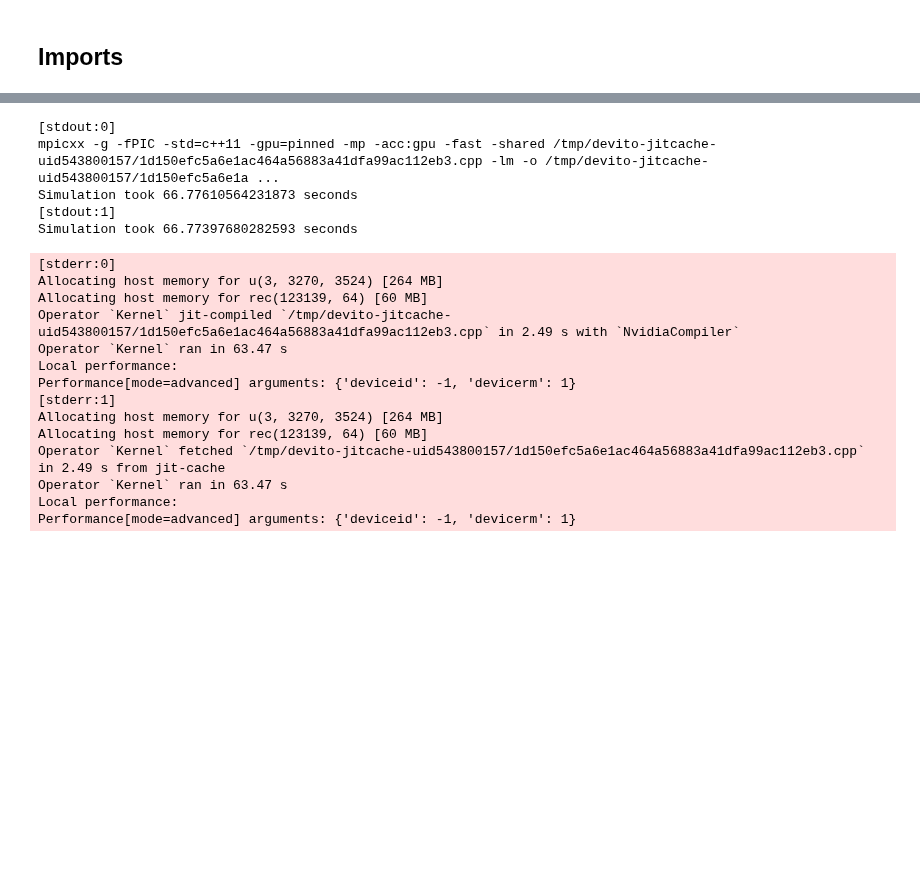
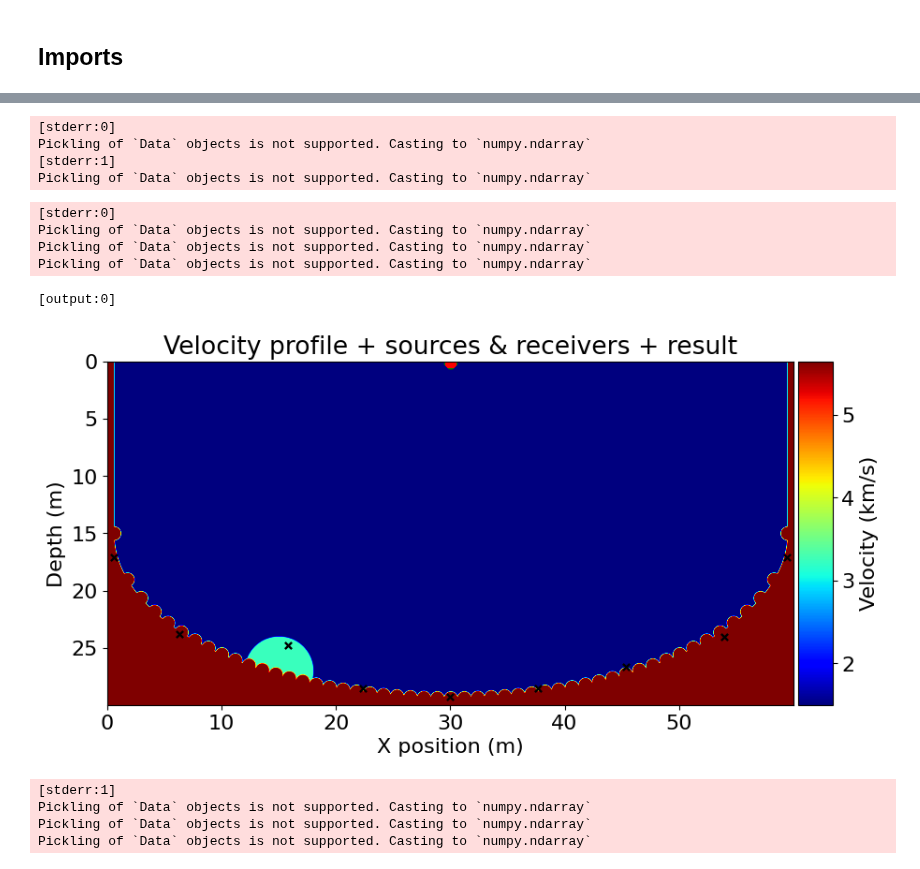
Before and after one commit to bgd54/sonar-FWI, a Jupyter notebook: notebooks/08_mpi.ipynb, the cells around one changed output, grey strips where cells are left out. Saved outputs shown, nothing was run; the diff lists cells and outputs as text; code cells hidden in the pictures; blank space fills up the shorter version.

```diff
--- a/notebooks/08_mpi.ipynb
+++ b/notebooks/08_mpi.ipynb
@@ -321,34 +426,48 @@ Flops reduction after symbolic optimization: [92 --> 56]
+# %%
+%%px --no-stream --group-outputs=engine
+
+rec_coords = comm.gather(sonar.rec.coordinates.data, root=0)
+if rank == 0:
+    rec_coords = np.concatenate(rec_coords, axis=0)
+# %% [output]
+[stderr:0]
+Pickling of `Data` objects is not supported. Casting to `numpy.ndarray`
+[stderr:1]
+Pickling of `Data` objects is not supported. Casting to `numpy.ndarray`
+# %%
+%%px
+
+if rank == 0:
+    ideal_signal = sonar.src.signal_packet
+    coords = np.zeros((np.size(angles), 2))
+    for a, v in recordings.items():
+        coordinates = np.zeros((128, 2))
+        for i in range(sonar.ns):
+            start_time = np.argmax(v[:5000, i])
+            correlate = np.correlate(v[5000:, i], ideal_signal, mode="same")
+            peak = 5000 + correlate.argmax()
+            distance = (
+                peak - start_time
+            ) * dt * v_env / 2
+            rc = rec_coords[i]
+            coordinates[i, 0] = rc[0] - distance * np.cos(np.deg2rad(a))
+            coordinates[i, 1] = rc[1] + distance * np.sin(np.deg2rad(a))
+            coords[a // 15 - 2, :] = np.mean(coordinates, axis=0)
+else:
+    coords = None
+coords = comm.bcast(coords, root=0)
 # %%
-# %%px --no-stream --group-outputs=engine
+%%px --no-stream --group-outputs=engine
 
-# recording_45 = run_beam(
-#     sonar.src,
-#     sonar.rec,
-#     sonar.op,
-#     sonar.u,
-#     sonar.source_distance,
-#     sonar.time_range,
-#     sonar.model.critical_dt,
-#     45,
-#     v_env,
-# )
+plot_velocity(sonar.model, sonar.src.coordinates.data, sonar.rec.coordinates.data, coords)
 # %% [output]
-[stdout:0]
-mpicxx -g -fPIC -std=c++11 -gpu=pinned -mp -acc:gpu -fast -shared /tmp/devito-jitcache-uid543800157/1d150efc5a6e1ac464a56883a41dfa99ac112eb3.cpp -lm -o /tmp/devito-jitcache-uid543800157/1d150efc5a6e1a ...
-Simulation took 66.77610564231873 seconds
-[stdout:1]
-Simulation took 66.77397680282593 seconds
+[stderr:0]
+Pickling of `Data` objects is not supported. Casting to `numpy.ndarray`
+Pickling of `Data` objects is not supported. Casting to `numpy.ndarray`
+Pickling of `Data` objects is not supported. Casting to `numpy.ndarray`
-[stderr:0]
-Allocating host memory for u(3, 3270, 3524) [264 MB]
-Allocating host memory for rec(123139, 64) [60 MB]
-Operator `Kernel` jit-compiled `/tmp/devito-jitcache-uid543800157/1d150efc5a6e1ac464a56883a41dfa99ac112eb3.cpp` in 2.49 s with `NvidiaCompiler`
-Operator `Kernel` ran in 63.47 s
-Local performance:
-Performance[mode=advanced] arguments: {'deviceid': -1, 'devicerm': 1}
-[stderr:1]
-Allocating host memory for u(3, 3270, 3524) [264 MB]
-Allocating host memory for rec(123139, 64) [60 MB]
-Operator `Kernel` fetched `/tmp/devito-jitcache-uid543800157/1d150efc5a6e1ac464a56883a41dfa99ac112eb3.cpp` in 2.49 s from jit-cache
-Operator `Kernel` ran in 63.47 s
-Local performance:
-Performance[mode=advanced] arguments: {'deviceid': -1, 'devicerm': 1}
+[output:0]
+[figure, added]
+[stderr:1]
+Pickling of `Data` objects is not supported. Casting to `numpy.ndarray`
+Pickling of `Data` objects is not supported. Casting to `numpy.ndarray`
+Pickling of `Data` objects is not supported. Casting to `numpy.ndarray`
```
Also changed, not shown: parts of 19 cells of this notebook.
